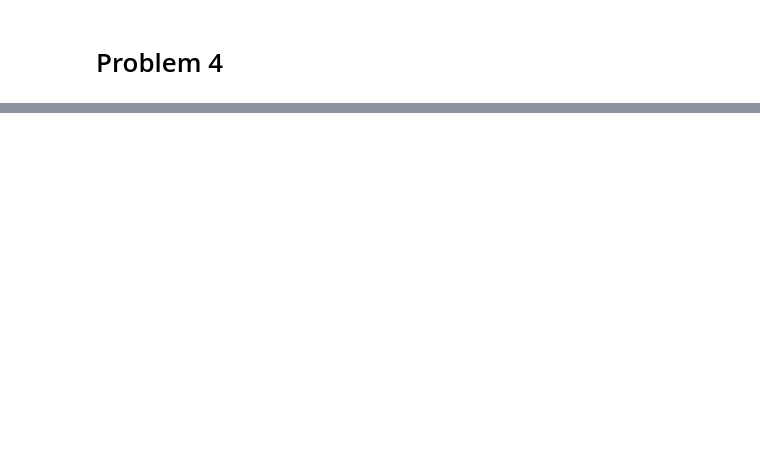
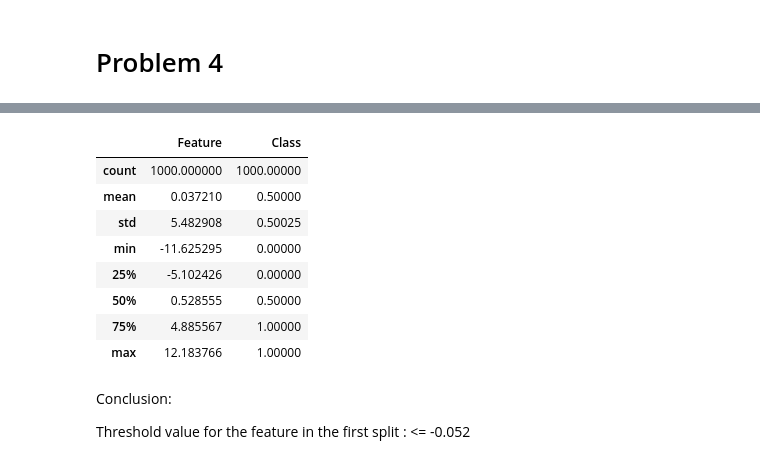
Before and after one commit to rutulmehta2211/CS422-Data-Mining, a Jupyter notebook: HW2/HW2.ipynb, the cells around one changed output, grey strips where cells are left out. Saved outputs shown, nothing was run; the diff lists cells and outputs as text; code cells hidden in the pictures; blank space fills up the shorter version.

```diff
--- a/HW2/HW2.ipynb
+++ b/HW2/HW2.ipynb
@@ -618,3 +714,19 @@ graph = graphviz.Source(dot_data, format="png")
 graph
 # %% [output]
 [drawing not drawn]
+# %%
+dfC.describe()
+# %% [output]
+|  | Feature | Class |
+| count | 1000.000000 | 1000.00000 |
+| mean | 0.037210 | 0.50000 |
+| std | 5.482908 | 0.50025 |
+| min | -11.625295 | 0.00000 |
+| 25% | -5.102426 | 0.00000 |
+| 50% | 0.528555 | 0.50000 |
+| 75% | 4.885567 | 1.00000 |
+| max | 12.183766 | 1.00000 |
+# %% [markdown]
+Conclusion:
+
+Threshold value for the feature in the first split : <= -0.052
```
Also changed, not shown: parts of 32 cells of this notebook, 5 other files.
